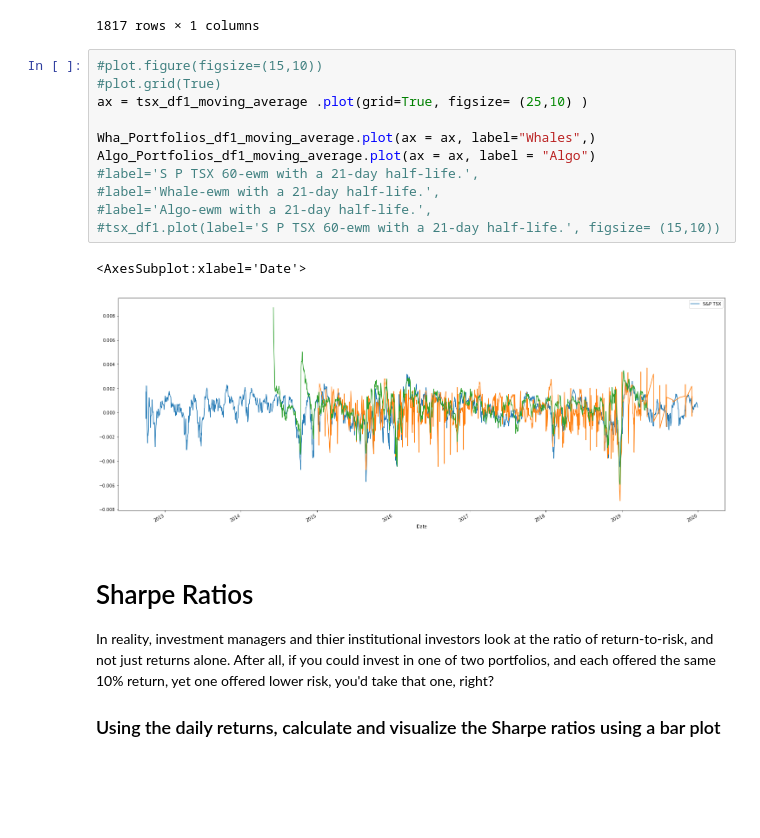
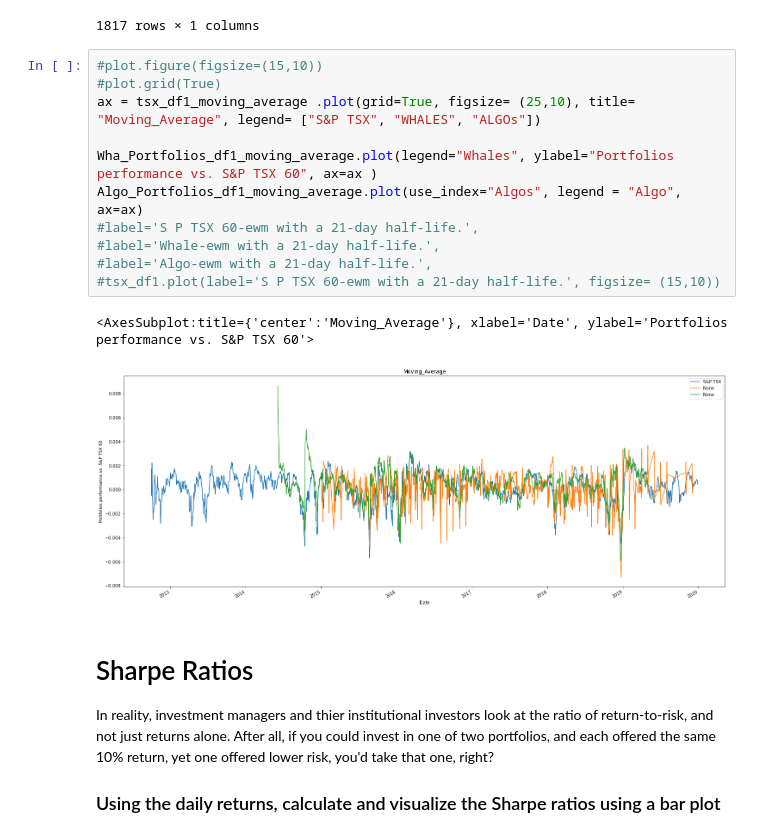
Before and after one commit to NDKD/Homework-Week4, a Jupyter notebook: HomeWorkWeek4-checkpoint.ipynb, the cells around one changed output. Saved outputs shown, nothing was run; the diff lists cells and outputs as text; blank space fills up the shorter version.

```diff
--- a/HomeWorkWeek4-checkpoint.ipynb
+++ b/HomeWorkWeek4-checkpoint.ipynb
@@ -712,17 +712,17 @@ tsx_df1_moving_average
 # %%
 #plot.figure(figsize=(15,10))
 #plot.grid(True)
-ax = tsx_df1_moving_average .plot(grid=True, figsize= (25,10) )
+ax = tsx_df1_moving_average .plot(grid=True, figsize= (25,10), title= "Moving_Average", legend= ["S&P TSX", "WHALES", "ALGOs"])
 
-Wha_Portfolios_df1_moving_average.plot(ax = ax, label="Whales",)
-Algo_Portfolios_df1_moving_average.plot(ax = ax, label = "Algo")
+Wha_Portfolios_df1_moving_average.plot(legend="Whales", ylabel="Portfolios performance vs. S&P TSX 60", ax=ax )
+Algo_Portfolios_df1_moving_average.plot(use_index="Algos", legend = "Algo", ax=ax)
 #label='S P TSX 60-ewm with a 21-day half-life.',
 #label='Whale-ewm with a 21-day half-life.',
 #label='Algo-ewm with a 21-day half-life.',
 #tsx_df1.plot(label='S P TSX 60-ewm with a 21-day half-life.', figsize= (15,10))
 # %% [output]
-<AxesSubplot:xlabel='Date'>
+<AxesSubplot:title={'center':'Moving_Average'}, xlabel='Date', ylabel='Portfolios performance vs. S&P TSX 60'>
-[figure, old version]
+[figure, new version]
 # %% [markdown]
 # Sharpe Ratios
 In reality, investment managers and thier institutional investors look at the ratio of return-to-risk, and not just returns alone. After all, if you could invest in one of two portfolios, and each offered the same 10% return, yet one offered lower risk, you'd take that one, right?
```
Also changed, not shown: parts of 8 cells of this notebook.
